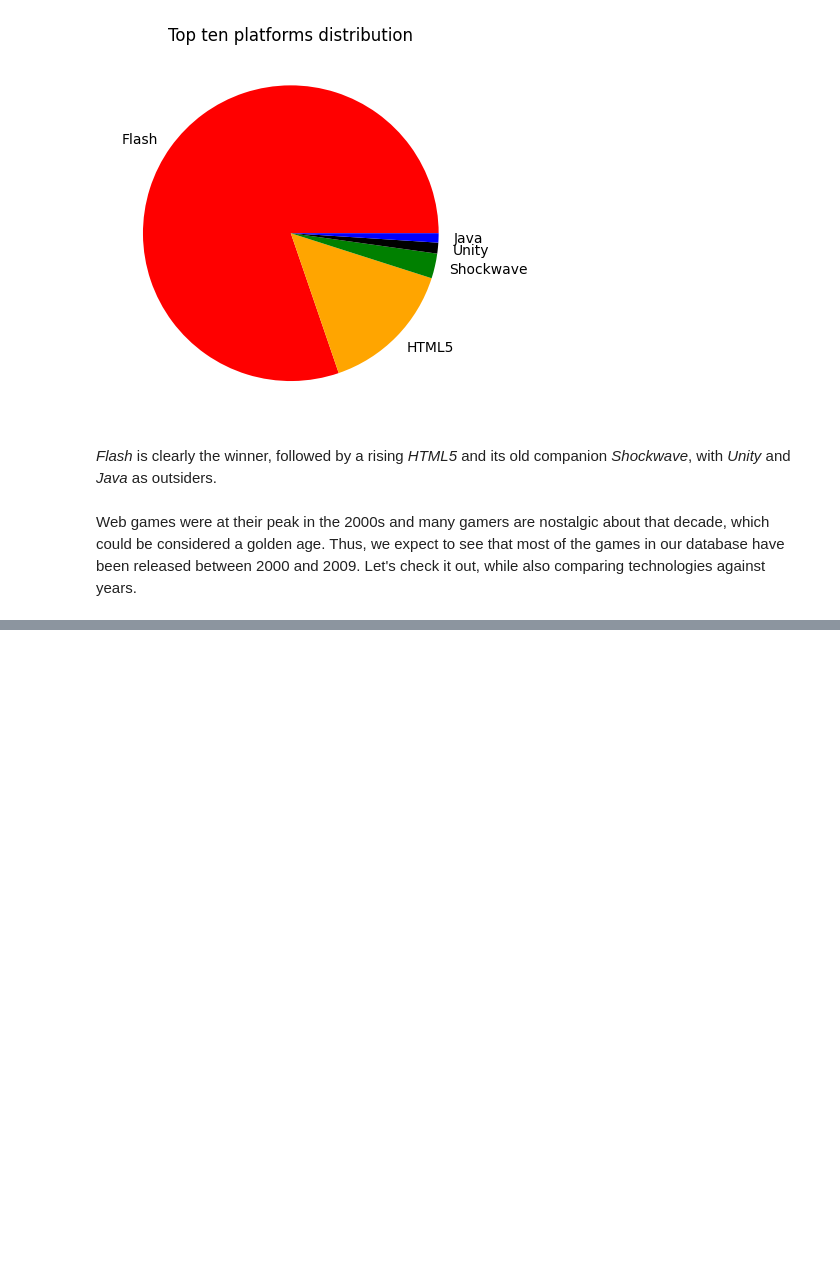
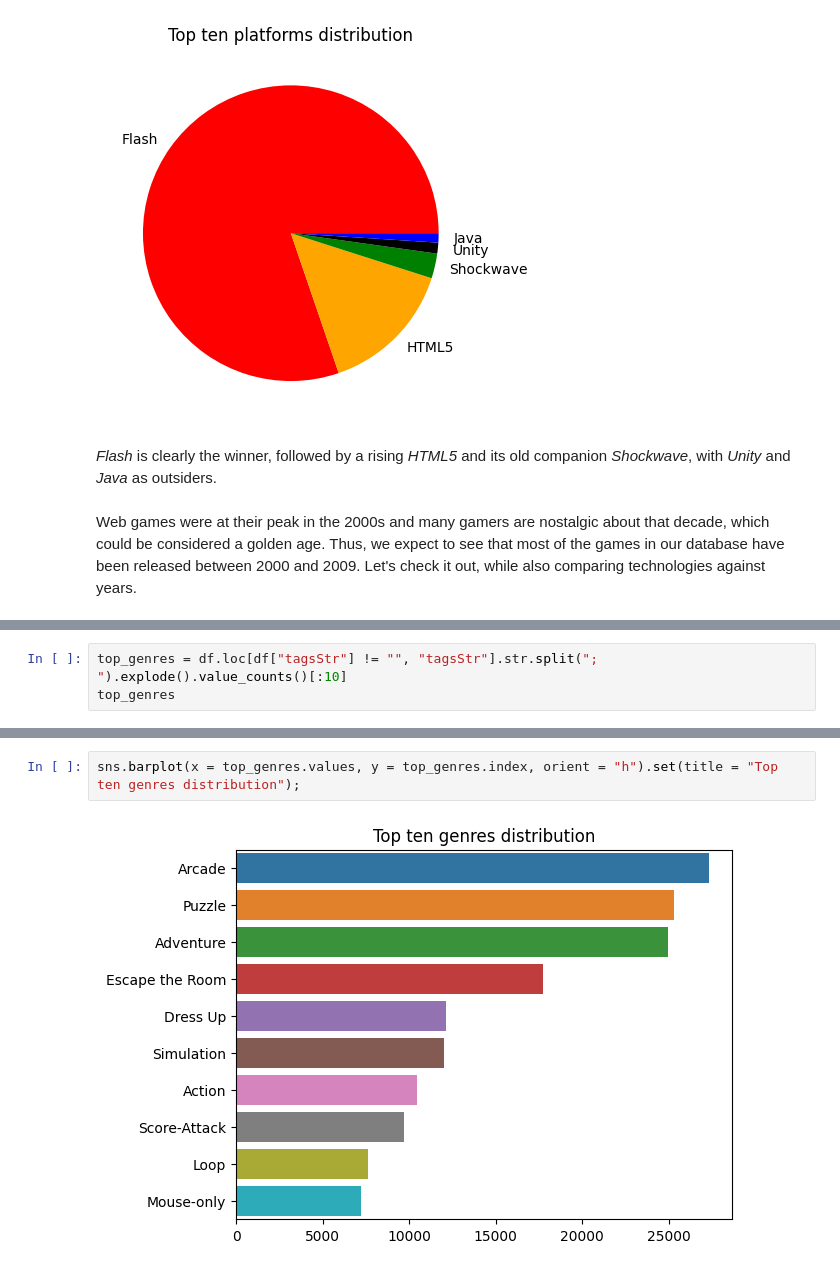
Before and after one commit to giovanni-cutri/flashpoint-analytics, a Jupyter notebook: notebooks/flashpoint_analytics_python.ipynb, the cells around one changed output, grey strips where cells are left out. Cells and saved outputs as stored; diff of their text form; blank space fills up the shorter version.

```diff
--- a/notebooks/flashpoint_analytics_python.ipynb
+++ b/notebooks/flashpoint_analytics_python.ipynb
@@ -335,0 +375,3 @@ Et voila! As we were expecting, web games have steadily risen in popularity in t
+# %%
+top_genres = df.loc[df["tagsStr"] != "", "tagsStr"].str.split("; ").explode().value_counts()[:10]
+top_genres
@@ -335,0 +390,4 @@ Et voila! As we were expecting, web games have steadily risen in popularity in t
+# %%
+sns.barplot(x = top_genres.values, y = top_genres.index, orient = "h").set(title = "Top ten genres distribution");
+# %% [output]
+[figure, added]
```
Also changed, not shown: parts of 18 cells of this notebook.
